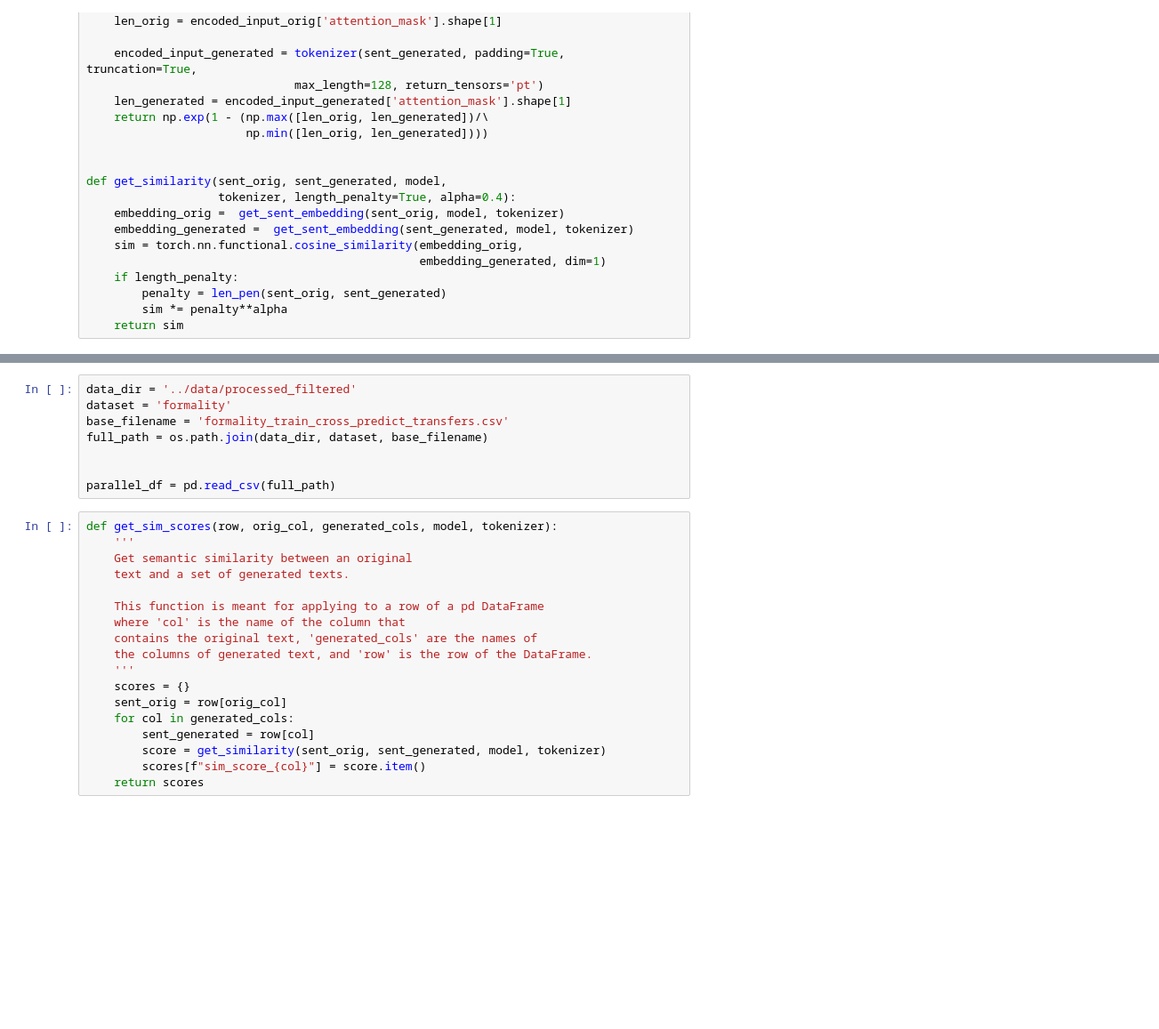
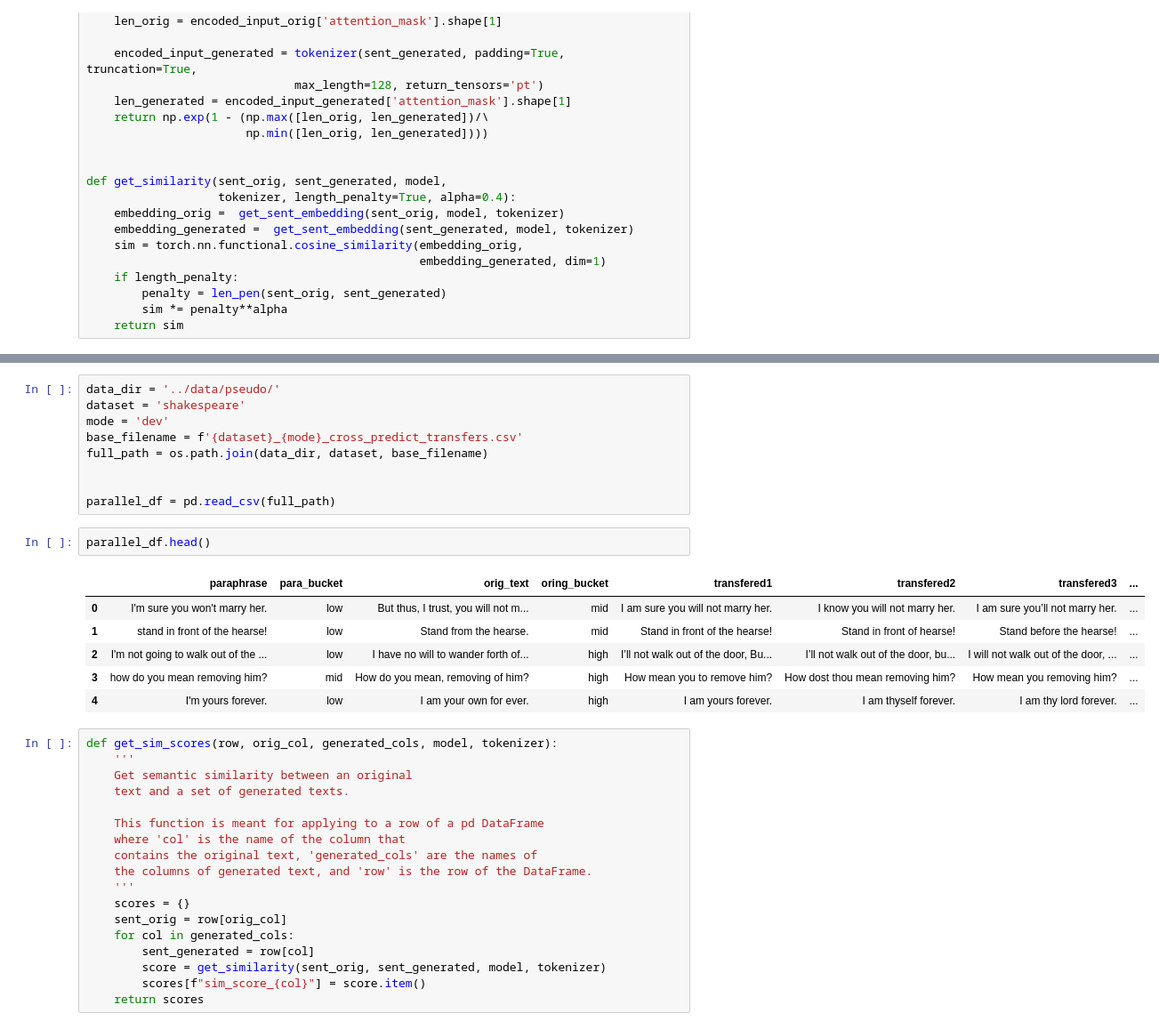
Before and after one commit to nuwandavek/marvin, a Jupyter notebook: ml/notebooks/SemanticSim.ipynb, the cells around one changed output, grey strips where cells are left out. Shown: that part at 89% size. Drawn from its saved outputs; the diff is of its cells as text; blank space fills up the shorter version.

```diff
--- a/ml/notebooks/SemanticSim.ipynb
+++ b/ml/notebooks/SemanticSim.ipynb
@@ -64,11 +68,21 @@ get_similarity('me and my friends really really like u', 'My friends and I quite
 # %%
-data_dir = '../data/processed_filtered'
-dataset = 'formality'
-base_filename = 'formality_train_cross_predict_transfers.csv'
+data_dir = '../data/pseudo/'
+dataset = 'shakespeare'
+mode = 'dev'
+base_filename = f'{dataset}_{mode}_cross_predict_transfers.csv'
 full_path = os.path.join(data_dir, dataset, base_filename)
 
 
 parallel_df = pd.read_csv(full_path)
+# %%
+parallel_df.head()
+# %% [output]
+|  | paraphrase | para_bucket | orig_text | oring_bucket | transfered1 | transfered2 | transfered3 | ... |
+| 0 | I'm sure you won't marry her. | low | But thus, I trust, you will not m... | mid | I am sure you will not marry her. | I know you will not marry her. | I am sure you’ll not marry her. | ... |
+| 1 | stand in front of the hearse! | low | Stand from the hearse. | mid | Stand in front of the hearse! | Stand in front of hearse! | Stand before the hearse! | ... |
+| 2 | I'm not going to walk out of the ... | low | I have no will to wander forth of... | high | I’ll not walk out of the door, Bu... | I’ll not walk out of the door, bu... | I will not walk out of the door, ... | ... |
+| 3 | how do you mean removing him? | mid | How do you mean, removing of him? | high | How mean you to remove him? | How dost thou mean removing him? | How mean you removing him? | ... |
+| 4 | I'm yours forever. | low | I am your own for ever. | high | I am yours forever. | I am thyself forever. | I am thy lord forever. | ... |
 # %%
 def get_sim_scores(row, orig_col, generated_cols, model, tokenizer):
     '''
```
Also changed, not shown: parts of 23 cells of this notebook, 1 other file.
